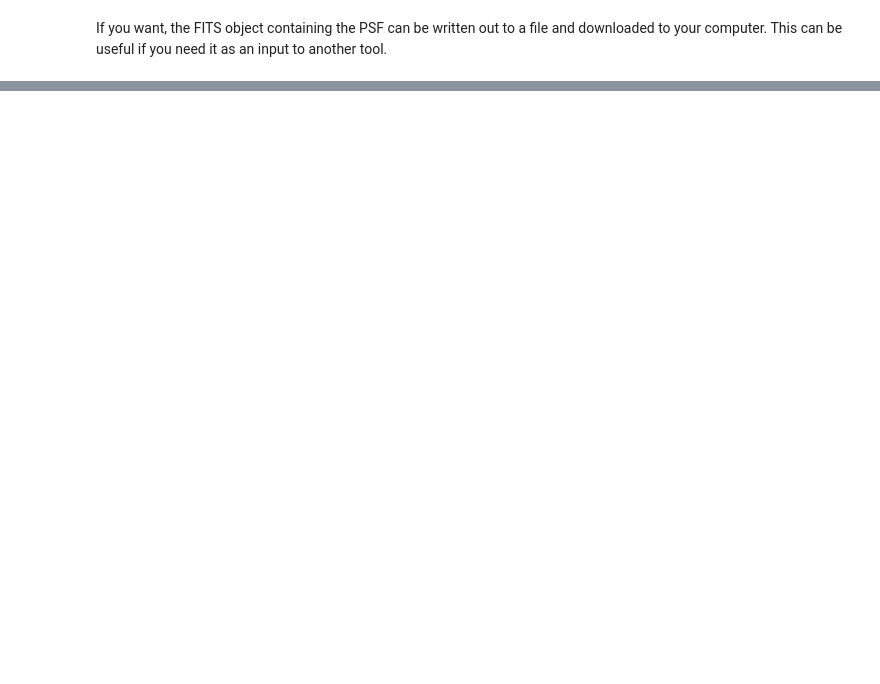
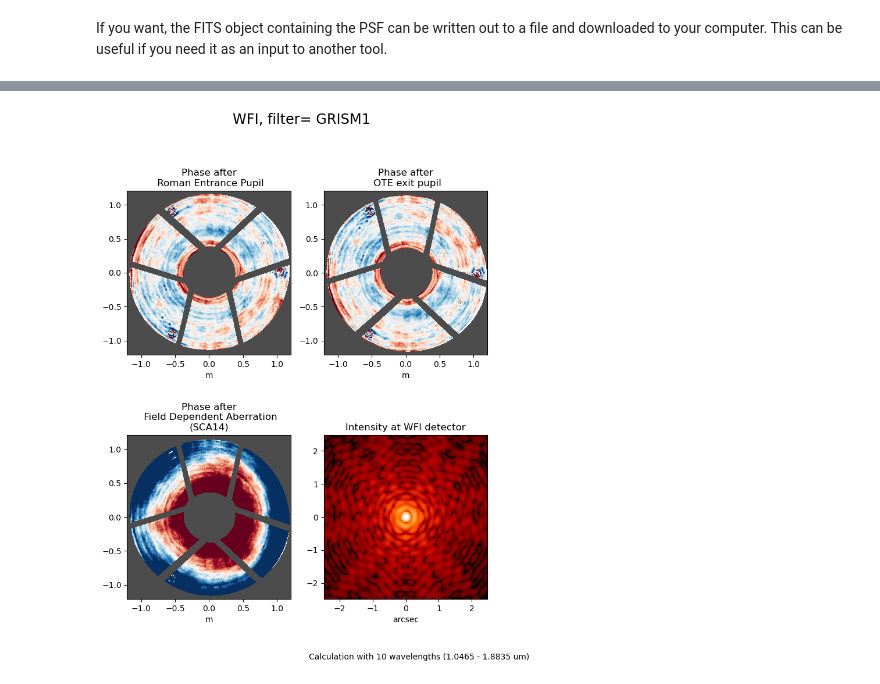
Before and after one commit to spacetelescope/webbpsf, a Jupyter notebook: notebooks/WebbPSF-Roman_Tutorial.ipynb, the cells around one changed output, grey strips where cells are left out. Cells and saved outputs as stored; diff of their text form; code cells hidden in the pictures; blank space fills up the shorter version.

Commit message:
Minor tweaks to Roman tutorial

```diff
--- a/notebooks/WebbPSF-Roman_Tutorial.ipynb
+++ b/notebooks/WebbPSF-Roman_Tutorial.ipynb
@@ -162,0 +132,10 @@ Keep working in this notebook, if you like! For reference, there's always a [pri
+# %%
+wfi = webbpsf.roman.WFI()
+
+wfi.filter = 'GRISM1'
+wfi.detector = 'SCA14'
+
+plt.figure(figsize=(8,10))
+poly_psf =  wfi.calc_psf(nlambda=10, display=True)
+# %% [output]
+[figure, added]
```
Also changed, not shown: parts of 13 cells of this notebook.
